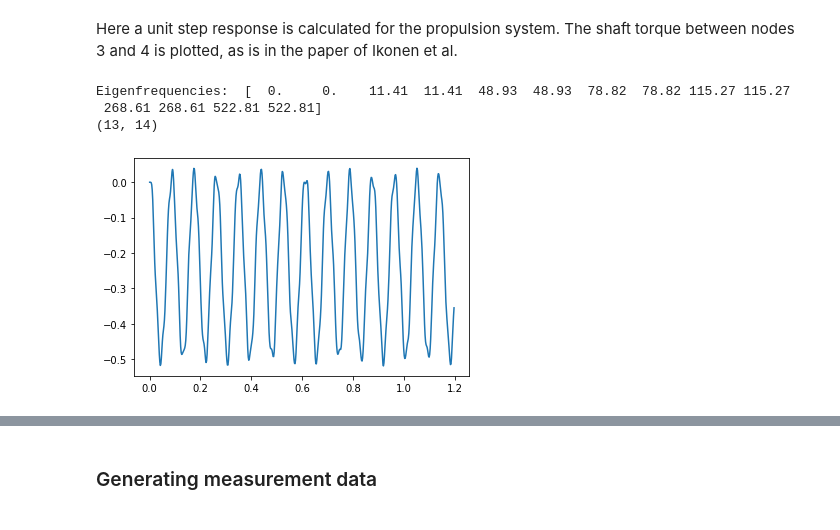
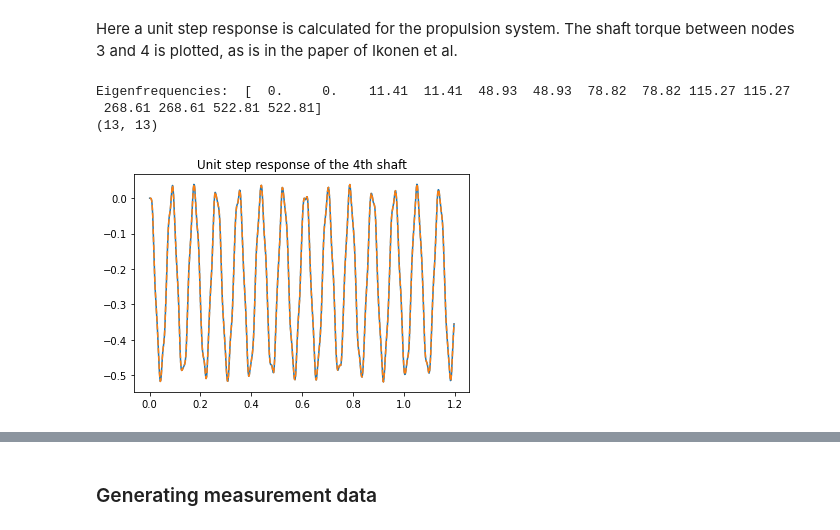
Before and after one commit to urho-h/torque_estimation_masters, a Jupyter notebook: notebooks/test_ikonen_ot.ipynb, the cells around one changed output, grey strips where cells are left out. Saved outputs shown, nothing was run; the diff lists cells and outputs as text; code cells hidden in the pictures.

Commit message:
ikonen test model powertrain model verified, input estimation incomplete

```diff
--- a/notebooks/test_ikonen_ot.ipynb
+++ b/notebooks/test_ikonen_ot.ipynb
@@ -216,13 +220,15 @@ def convex_optimization_problem(meas, gamm, regu, lam=0.0512):
 # %% [markdown]
 Here a unit step response is calculated for the propulsion system. The shaft torque between nodes 3 and 4 is plotted, as is in the paper of Ikonen et al.
 # %%
+# Initialize an assembly instance and construct the state-space model
 assembly = propulsion_system()
 ndof = assembly.dofs
 A, B = state_matrices(assembly)
 C = np.eye(B.shape[0])
 D = np.zeros(B.shape)
 
-# The state matrix, if shaft torque is a state instead of nodal angles
+# The state-space model is modified to have shaft torque as a state (instead of nodal angles).
+k_list = [5.88e7, 5.95e7, 1.12e8, 6.93e8, 5.09e8, 1.43e8]
 trans = X(k_list, ndof)
 trans_inv = trans.T @ np.linalg.inv(trans @ trans.T)
 A_transformed = trans @ A @ trans_inv
@@ -233,17 +239,21 @@ print(A_transformed.shape)
 # %% [output]
 Eigenfrequencies:  [  0.     0.    11.41  11.41  48.93  48.93  78.82  78.82 115.27 115.27
  268.61 268.61 522.81 522.81]
-(13, 14)
+(13, 13)
 # %%
+# In Ikonen et al., the simulation is defined to be 1.2 seconds with a step of 2 ms.
 t = np.arange(0, 1.200, 0.002)
 
-# impulse applied at node 0
+# Impulse load applied at node 0.
 u = np.zeros((len(t), 7))
 u[:,0] = 1
 
 tout, yout, xout = lsim((A, B, C, D), u, t)
+tout_mod, yout_mod, xout_mod = lsim((A_transformed, B_transformed, C_transformed, D_transformed), u, t)
 
 plt.plot(tout, 6.93e8*(yout[:,4] - yout[:,3]))
+plt.plot(tout_mod, yout_mod[:,3], '--')
+plt.title("Unit step response of the 4th shaft")
 plt.show()
 # %% [output]
-[figure, old version]
+[figure, new version]
```
Also changed, not shown: parts of 27 cells of this notebook.
